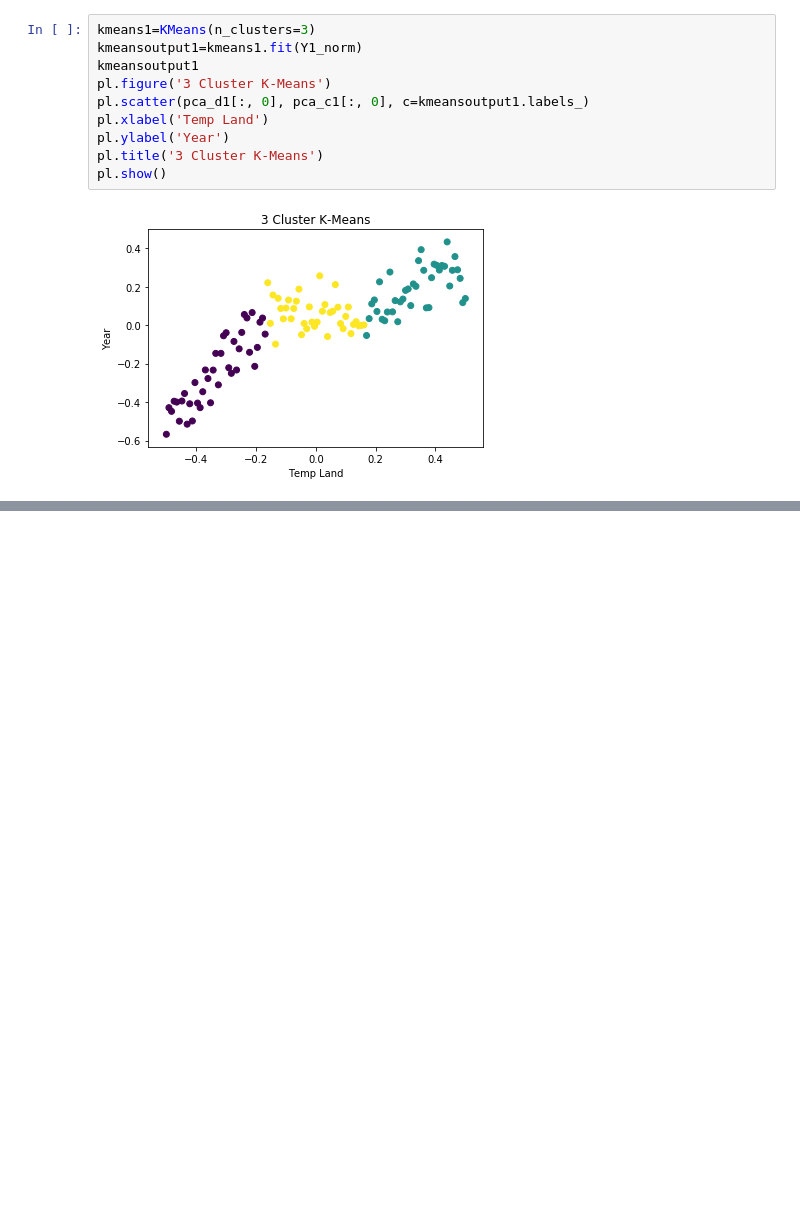
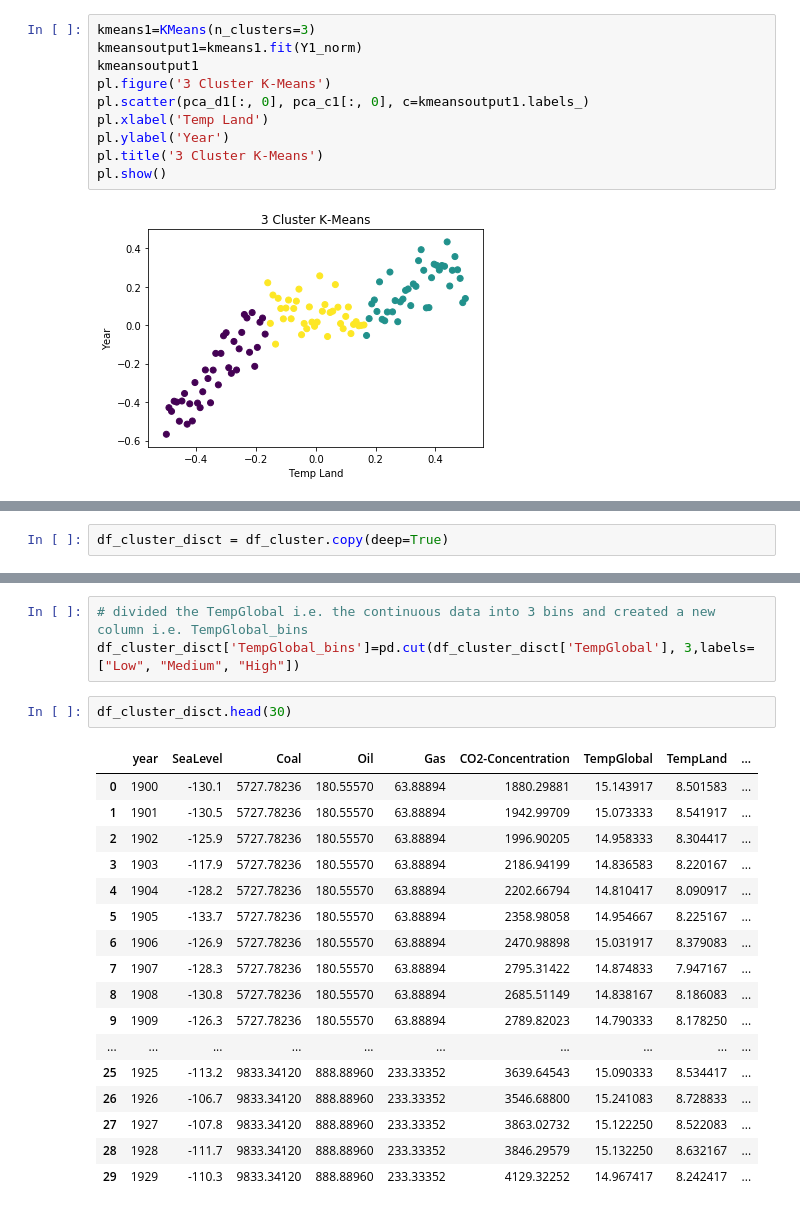
Before and after one commit to wali-ku/Project-731, a Jupyter notebook: notebooks/cluster_MergeData.ipynb, the cells around one changed output, grey strips where cells are left out. Cells and saved outputs as stored; diff of their text form; blank space fills up the shorter version.

```diff
--- a/notebooks/cluster_MergeData.ipynb
+++ b/notebooks/cluster_MergeData.ipynb
@@ -126,0 +136,2 @@ pl.show()
+# %%
+df_cluster_disct = df_cluster.copy(deep=True)
@@ -126,0 +148,23 @@ pl.show()
+# %%
+# divided the TempGlobal i.e. the continuous data into 3 bins and created a new column i.e. TempGlobal_bins
+df_cluster_disct['TempGlobal_bins']=pd.cut(df_cluster_disct['TempGlobal'], 3,labels=["Low", "Medium", "High"])
+# %%
+df_cluster_disct.head(30)
+# %% [output]
+|  | year | SeaLevel | Coal | Oil | Gas | CO2-Concentration | TempGlobal | TempLand | ... |
+| 0 | 1900 | -130.1 | 5727.78236 | 180.55570 | 63.88894 | 1880.29881 | 15.143917 | 8.501583 | ... |
+| 1 | 1901 | -130.5 | 5727.78236 | 180.55570 | 63.88894 | 1942.99709 | 15.073333 | 8.541917 | ... |
+| 2 | 1902 | -125.9 | 5727.78236 | 180.55570 | 63.88894 | 1996.90205 | 14.958333 | 8.304417 | ... |
+| 3 | 1903 | -117.9 | 5727.78236 | 180.55570 | 63.88894 | 2186.94199 | 14.836583 | 8.220167 | ... |
+| 4 | 1904 | -128.2 | 5727.78236 | 180.55570 | 63.88894 | 2202.66794 | 14.810417 | 8.090917 | ... |
+| 5 | 1905 | -133.7 | 5727.78236 | 180.55570 | 63.88894 | 2358.98058 | 14.954667 | 8.225167 | ... |
+| 6 | 1906 | -126.9 | 5727.78236 | 180.55570 | 63.88894 | 2470.98898 | 15.031917 | 8.379083 | ... |
+| 7 | 1907 | -128.3 | 5727.78236 | 180.55570 | 63.88894 | 2795.31422 | 14.874833 | 7.947167 | ... |
+| 8 | 1908 | -130.8 | 5727.78236 | 180.55570 | 63.88894 | 2685.51149 | 14.838167 | 8.186083 | ... |
+| 9 | 1909 | -126.3 | 5727.78236 | 180.55570 | 63.88894 | 2789.82023 | 14.790333 | 8.178250 | ... |
+| ... | ... | ... | ... | ... | ... | ... | ... | ... | ... |
+| 25 | 1925 | -113.2 | 9833.34120 | 888.88960 | 233.33352 | 3639.64543 | 15.090333 | 8.534417 | ... |
+| 26 | 1926 | -106.7 | 9833.34120 | 888.88960 | 233.33352 | 3546.68800 | 15.241083 | 8.728833 | ... |
+| 27 | 1927 | -107.8 | 9833.34120 | 888.88960 | 233.33352 | 3863.02732 | 15.122250 | 8.522083 | ... |
+| 28 | 1928 | -111.7 | 9833.34120 | 888.88960 | 233.33352 | 3846.29579 | 15.132250 | 8.632167 | ... |
+| 29 | 1929 | -110.3 | 9833.34120 | 888.88960 | 233.33352 | 4129.32252 | 14.967417 | 8.242417 | ... |
```
Also changed, not shown: parts of 31 cells of this notebook.
